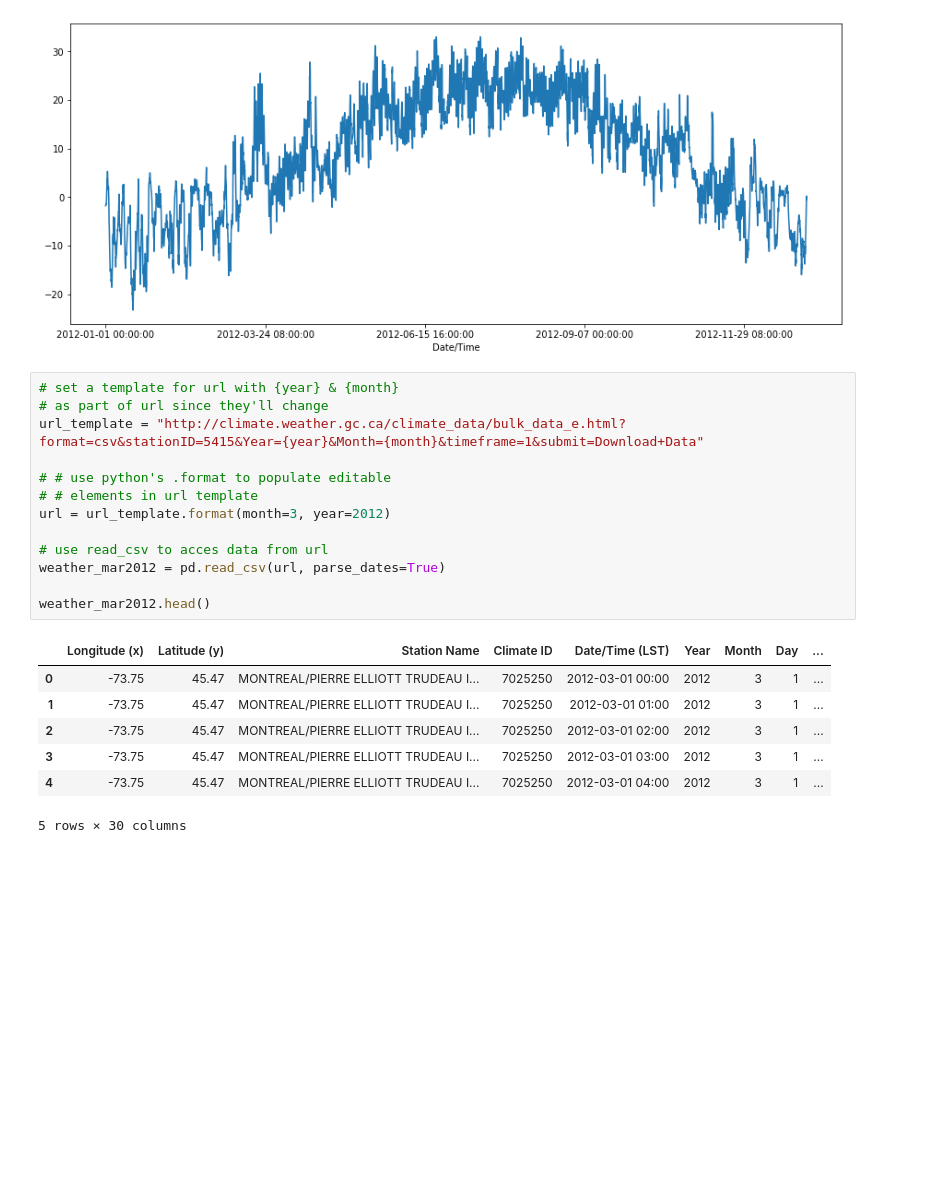
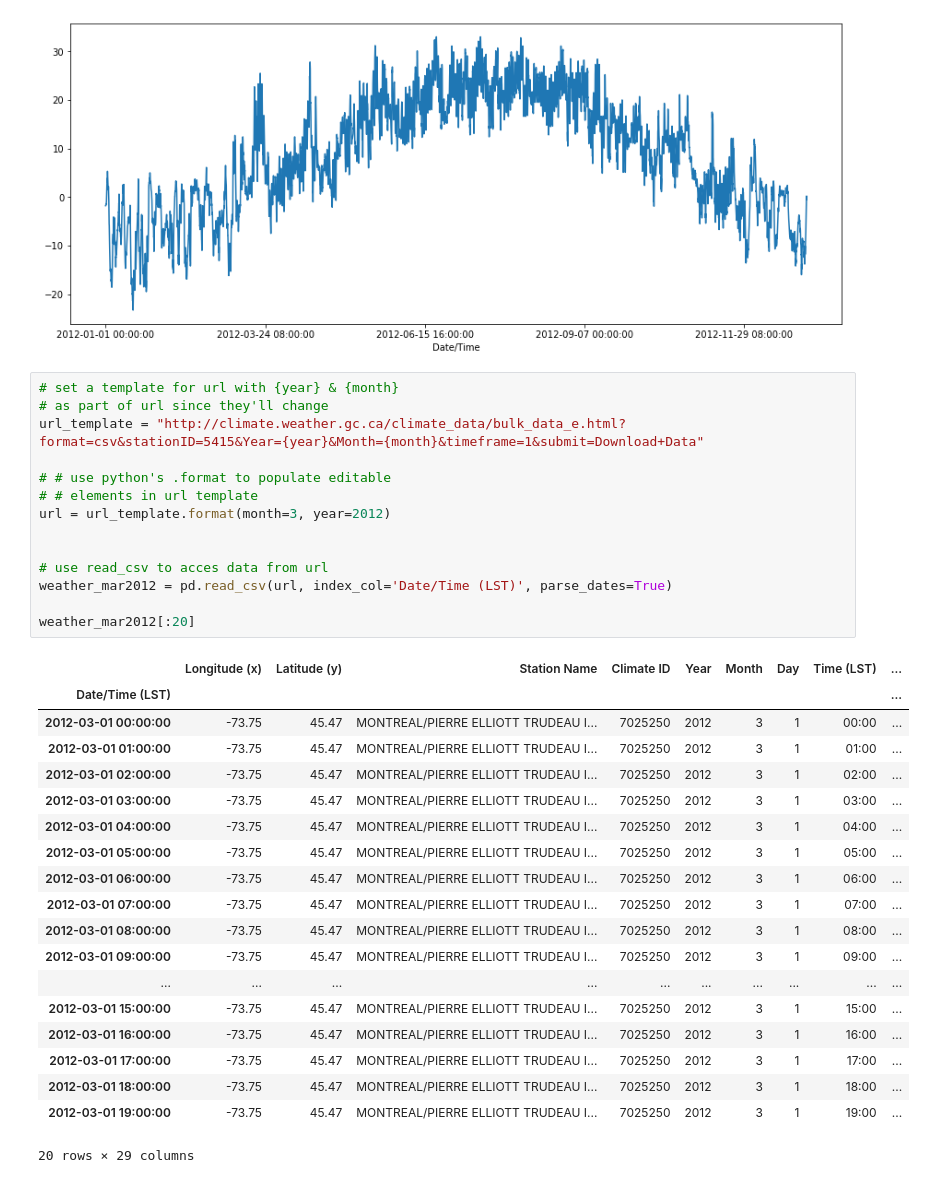
Before and after one commit to aa-ag/pcb, a Jupyter notebook: 5.WEB_SCRAPING_WITH_PANDAS.ipynb, the cells around one changed output. Drawn from its saved outputs; the diff is of its cells as text; blank space fills up the shorter version.

Commit message:
added logic to use Date/Time as index column

```diff
--- a/5.WEB_SCRAPING_WITH_PANDAS.ipynb
+++ b/5.WEB_SCRAPING_WITH_PANDAS.ipynb
@@ -12,21 +12,34 @@ weather_2012_final['Temp (C)'].plot(figsize=(15, 6))
 # %%
 # set a template for url with {year} & {month}
 # as part of url since they'll change
 url_template = "http://climate.weather.gc.ca/climate_data/bulk_data_e.html?format=csv&stationID=5415&Year={year}&Month={month}&timeframe=1&submit=Download+Data"
 
 # # use python's .format to populate editable
 # # elements in url template
 url = url_template.format(month=3, year=2012)
 
+
 # use read_csv to acces data from url
-weather_mar2012 = pd.read_csv(url, parse_dates=True)
+weather_mar2012 = pd.read_csv(url, index_col='Date/Time (LST)', parse_dates=True)
 
-weather_mar2012.head()
+weather_mar2012[:20]
 # %% [output]
-|  | Longitude (x) | Latitude (y) | Station Name | Climate ID | Date/Time (LST) | Year | Month | Day | ... |
-| 0 | -73.75 | 45.47 | MONTREAL/PIERRE ELLIOTT TRUDEAU I... | 7025250 | 2012-03-01 00:00 | 2012 | 3 | 1 | ... |
-| 1 | -73.75 | 45.47 | MONTREAL/PIERRE ELLIOTT TRUDEAU I... | 7025250 | 2012-03-01 01:00 | 2012 | 3 | 1 | ... |
-| 2 | -73.75 | 45.47 | MONTREAL/PIERRE ELLIOTT TRUDEAU I... | 7025250 | 2012-03-01 02:00 | 2012 | 3 | 1 | ... |
-| 3 | -73.75 | 45.47 | MONTREAL/PIERRE ELLIOTT TRUDEAU I... | 7025250 | 2012-03-01 03:00 | 2012 | 3 | 1 | ... |
-| 4 | -73.75 | 45.47 | MONTREAL/PIERRE ELLIOTT TRUDEAU I... | 7025250 | 2012-03-01 04:00 | 2012 | 3 | 1 | ... |
+|  | Longitude (x) | Latitude (y) | Station Name | Climate ID | Year | Month | Day | Time (LST) | ... |
+| Date/Time (LST) |  |  |  |  |  |  |  |  | ... |
+| 2012-03-01 00:00:00 | -73.75 | 45.47 | MONTREAL/PIERRE ELLIOTT TRUDEAU I... | 7025250 | 2012 | 3 | 1 | 00:00 | ... |
+| 2012-03-01 01:00:00 | -73.75 | 45.47 | MONTREAL/PIERRE ELLIOTT TRUDEAU I... | 7025250 | 2012 | 3 | 1 | 01:00 | ... |
+| 2012-03-01 02:00:00 | -73.75 | 45.47 | MONTREAL/PIERRE ELLIOTT TRUDEAU I... | 7025250 | 2012 | 3 | 1 | 02:00 | ... |
+| 2012-03-01 03:00:00 | -73.75 | 45.47 | MONTREAL/PIERRE ELLIOTT TRUDEAU I... | 7025250 | 2012 | 3 | 1 | 03:00 | ... |
+| 2012-03-01 04:00:00 | -73.75 | 45.47 | MONTREAL/PIERRE ELLIOTT TRUDEAU I... | 7025250 | 2012 | 3 | 1 | 04:00 | ... |
+| 2012-03-01 05:00:00 | -73.75 | 45.47 | MONTREAL/PIERRE ELLIOTT TRUDEAU I... | 7025250 | 2012 | 3 | 1 | 05:00 | ... |
+| 2012-03-01 06:00:00 | -73.75 | 45.47 | MONTREAL/PIERRE ELLIOTT TRUDEAU I... | 7025250 | 2012 | 3 | 1 | 06:00 | ... |
+| 2012-03-01 07:00:00 | -73.75 | 45.47 | MONTREAL/PIERRE ELLIOTT TRUDEAU I... | 7025250 | 2012 | 3 | 1 | 07:00 | ... |
+| 2012-03-01 08:00:00 | -73.75 | 45.47 | MONTREAL/PIERRE ELLIOTT TRUDEAU I... | 7025250 | 2012 | 3 | 1 | 08:00 | ... |
+| 2012-03-01 09:00:00 | -73.75 | 45.47 | MONTREAL/PIERRE ELLIOTT TRUDEAU I... | 7025250 | 2012 | 3 | 1 | 09:00 | ... |
+| ... | ... | ... | ... | ... | ... | ... | ... | ... | ... |
+| 2012-03-01 15:00:00 | -73.75 | 45.47 | MONTREAL/PIERRE ELLIOTT TRUDEAU I... | 7025250 | 2012 | 3 | 1 | 15:00 | ... |
+| 2012-03-01 16:00:00 | -73.75 | 45.47 | MONTREAL/PIERRE ELLIOTT TRUDEAU I... | 7025250 | 2012 | 3 | 1 | 16:00 | ... |
+| 2012-03-01 17:00:00 | -73.75 | 45.47 | MONTREAL/PIERRE ELLIOTT TRUDEAU I... | 7025250 | 2012 | 3 | 1 | 17:00 | ... |
+| 2012-03-01 18:00:00 | -73.75 | 45.47 | MONTREAL/PIERRE ELLIOTT TRUDEAU I... | 7025250 | 2012 | 3 | 1 | 18:00 | ... |
+| 2012-03-01 19:00:00 | -73.75 | 45.47 | MONTREAL/PIERRE ELLIOTT TRUDEAU I... | 7025250 | 2012 | 3 | 1 | 19:00 | ... |
-5 rows × 30 columns
+20 rows × 29 columns
```
